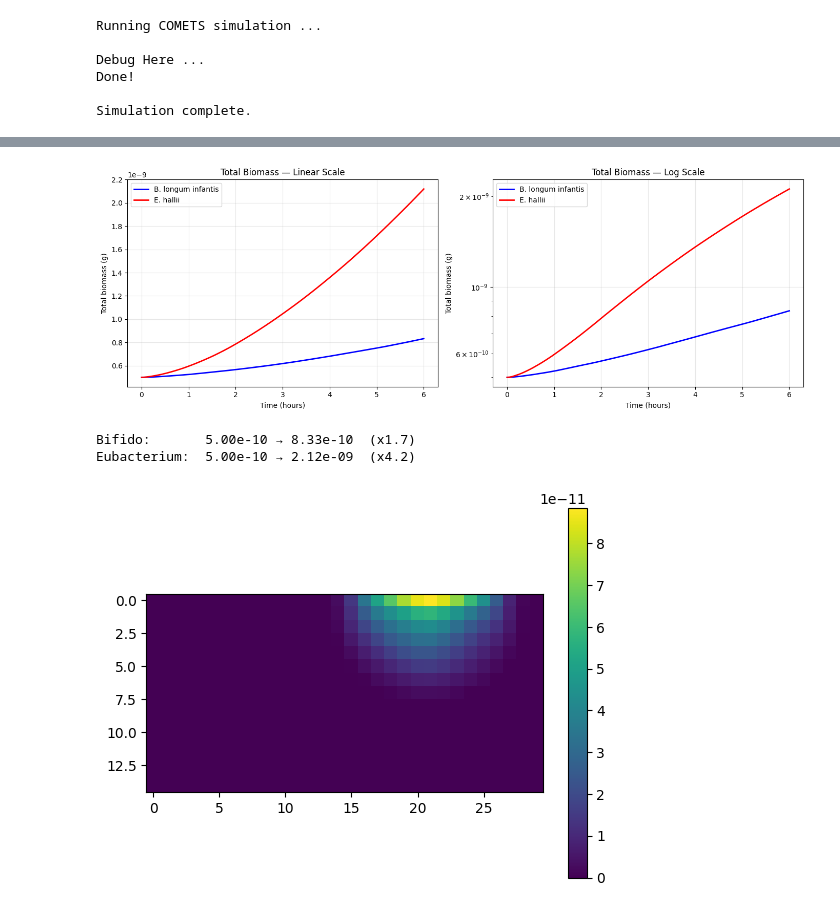
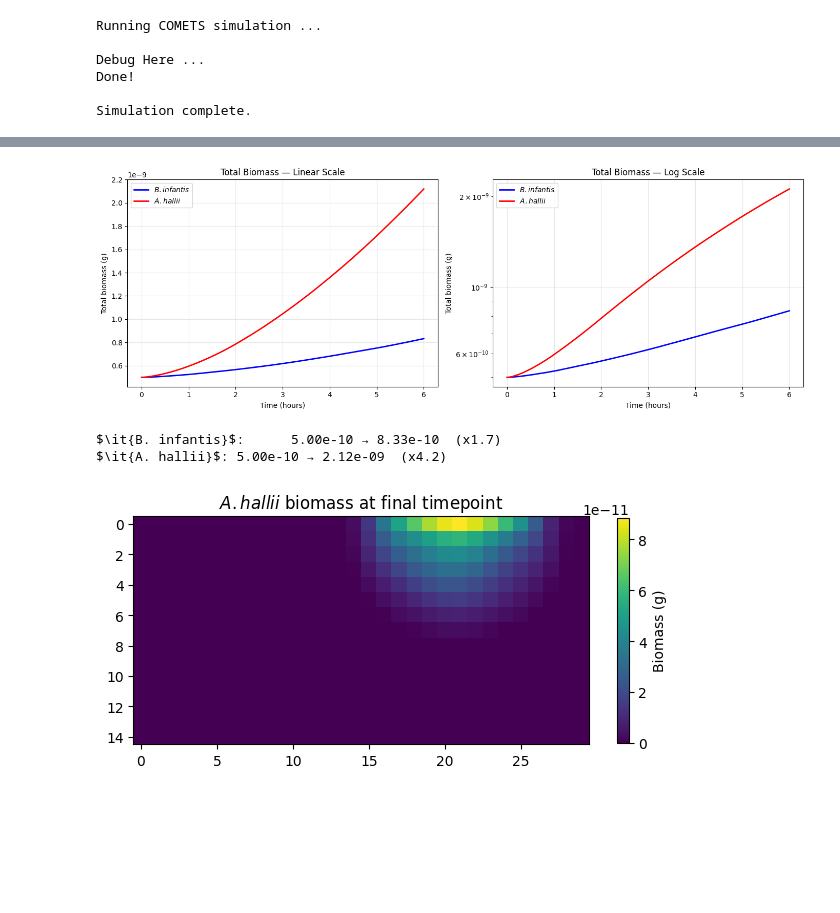
Before and after one commit to m-3-lab/SpatialFBAExample, a Jupyter notebook: Paper Code/3_3_1_Spatial.ipynb, the cells around one changed output, grey strips where cells are left out. Saved outputs shown, nothing was run; the diff lists cells and outputs as text; code cells hidden in the pictures; blank space fills up the shorter version.

```diff
--- a/Paper Code/3_3_1_Spatial.ipynb
+++ b/Paper Code/3_3_1_Spatial.ipynb
@@ -52,7 +52,7 @@ Eubacterium: 1051 rxns, 980 mets, 120 exchanges
 # %%
 #FBA for Both Models
 
-for label, model in [('Bifido', base1), ('Eubacterium', base2)]:
+for label, model in [('b_infantis', model_BI), ('a_hallii', model_AH)]:
     with model:
         for rxn in model.exchanges:
             rxn.lower_bound = -1000
@@ -127,19 +127,19 @@ Total unique external metabolites: 188
 # %%
 # COMETS Models
 
-for m in [base1, base2]:
+for m in [model_BI, model_AH]:
     for rxn in m.exchanges:
         rxn.lower_bound = 0.0
         rxn.upper_bound = 1000.0
 
-bif = c.model(base1)
-eub = c.model(base2)
+comets_BI = c.model(model_BI)
+comets_AH = c.model(model_AH)
 
-bif.open_exchanges()
-eub.open_exchanges()
+comets_BI.open_exchanges()
+comets_AH.open_exchanges()
 
 # Clean non-EX exchanges (COMETS fix)
-for m in [bif, eub]:
+for m in [comets_BI, comets_AH]:
     ex_mask = m.reactions['EXCH'].isin([True, 'True'])
     exchanges_df = m.reactions[ex_mask]
     for name in exchanges_df['REACTION_NAMES']:
@@ -148,8 +148,8 @@ for m in [bif, eub]:
             m.reactions.loc[m.reactions['REACTION_NAMES'] == name, 'EXCH'] = False
             m.reactions.loc[m.reactions['REACTION_NAMES'] == name, 'EXCH_IND'] = 0
 
-print(f'Bifido COMETS: {len(bif.reactions)} reactions')
-print(f'Eubacterium COMETS: {len(eub.reactions)} reactions')
+print(f'Bifido COMETS: {len(comets_BI.reactions)} reactions')
+print(f'Eubacterium COMETS: {len(comets_AH.reactions)} reactions')
 # %% [output]
 Bifido COMETS: 1057 reactions
 Eubacterium COMETS: 1119 reactions
@@ -288,15 +288,15 @@ for met_id in all_ext_mets:
 # %%
 INIT_BIOMASS = 5e-10   # grams ~ 500 bacteria
 
-x_bif = 7              # left side
-x_eub = 22            # right side
+x_init_BI = 7              # left side
+x_init_AH = 22            # right side
 y_init = 2             # 20 um into mucus
 
-bif.initial_pop = [[x_bif, y_init, INIT_BIOMASS]]
-eub.initial_pop = [[x_eub, y_init, INIT_BIOMASS]]
+comets_BI.initial_pop = [[x_init_BI, y_init, INIT_BIOMASS]]
+comets_AH.initial_pop = [[x_init_AH, y_init, INIT_BIOMASS]]
 
 # layout
-layout = c.layout([bif, eub])
+layout = c.layout([comets_BI, comets_AH])
 layout.grid = [GRID_X, GRID_Y]
 
 # Zero all metabolites
@@ -415,15 +415,15 @@ Total time = 142.76s
 # %%
 # Total Biomass Over Time
 
-tb = sim.total_biomass
-time_h = tb['cycle'] * 0.01
+bio = sim.total_biomass
+time_h = bio['cycle'] * 0.01
 
 fig, axes = plt.subplots(1, 2, figsize=(14, 5))
 
 # Linear scale
 ax = axes[0]
-ax.plot(time_h, tb['Bifido'], 'b-', label='B. longum infantis', linewidth=2)
-ax.plot(time_h, tb['Eubacterium'], 'r-', label='E. hallii', linewidth=2)
+ax.plot(time_h, bio['b_infantis'], 'b-', label=r'$\it{B. infantis}$', linewidth=2)
+ax.plot(time_h, bio['a_hallii'], 'r-', label=r'$\it{A. hallii}$', linewidth=2)
 ax.set_xlabel('Time (hours)')
 ax.set_ylabel('Total biomass (g)')
 ax.set_title('Total Biomass — Linear Scale')
@@ -432,8 +432,8 @@ ax.grid(True, alpha=0.3)
 
 # Log scale
 ax = axes[1]
-ax.semilogy(time_h, tb['Bifido'].clip(lower=1e-20), 'b-', label='B. longum infantis', linewidth=2)
-ax.semilogy(time_h, tb['Eubacterium'].clip(lower=1e-20), 'r-', label='E. hallii', linewidth=2)
+ax.semilogy(time_h, bio['b_infantis'].clip(lower=1e-20), 'b-', label=r'$\it{B. infantis}$', linewidth=2)
+ax.semilogy(time_h, bio['a_hallii'].clip(lower=1e-20), 'r-', label=r'$\it{A. hallii}$', linewidth=2)
 ax.set_xlabel('Time (hours)')
 ax.set_ylabel('Total biomass (g)')
 ax.set_title('Total Biomass — Log Scale')
@@ -445,24 +445,26 @@ plt.tight_layout()
 plt.show()
 
 # Growth summary
-bif_init = tb['Bifido'].iloc[0]
-bif_final = tb['Bifido'].iloc[-1]
-eub_init = tb['Eubacterium'].iloc[0]
-eub_final = tb['Eubacterium'].iloc[-1]
-print(f"Bifido:       {bif_init:.2e} → {bif_final:.2e}  (x{bif_final/max(bif_init,1e-30):.1f})")
-print(f"Eubacterium:  {eub_init:.2e} → {eub_final:.2e}  (x{eub_final/max(eub_init,1e-30):.1f})")
+init_bio_BI = bio['b_infantis'].iloc[0]
+final_bio_BI = bio['b_infantis'].iloc[-1]
+init_bio_AH = bio['a_hallii'].iloc[0]
+final_bio_AH = bio['a_hallii'].iloc[-1]
+print(r"$\it{B. infantis}$:      "+ f"{init_bio_BI:.2e} → {final_bio_BI:.2e}  (x{final_bio_BI/max(init_bio_BI,1e-30):.1f})")
+print(r"$\it{A. hallii}$: "+ f"{init_bio_AH:.2e} → {final_bio_AH:.2e}  (x{final_bio_AH/max(init_bio_AH,1e-30):.1f})")
 # %% [output]
-[figure, old version]
+[figure, new version]
-Bifido:       5.00e-10 → 8.33e-10  (x1.7)
-Eubacterium:  5.00e-10 → 2.12e-09  (x4.2)
+$\it{B. infantis}$:      5.00e-10 → 8.33e-10  (x1.7)
+$\it{A. hallii}$: 5.00e-10 → 2.12e-09  (x4.2)
 # %%
-im = sim.get_biomass_image("Eubacterium", 600)
+im = sim.get_biomass_image("a_hallii", 600)
 im = np.roll(im, shift=1, axis=1) # shift , fixing a comets bug
 plt.imshow(im.T, origin="upper")
-plt.colorbar()
+plt.title(r'$\it{A. hallii}$ biomass at final timepoint')
+plt.colorbar(shrink=0.5, label='Biomass (g)')
+plt.tight_layout()
 plt.show()
 # %% [output]
-[figure, old version]
+[figure, new version]
 # %%
 # Biomass Heatmaps Over Time
 cycles = [0, 200, 400, 600]
```
Also changed, not shown: parts of 14 cells of this notebook, 9 other files.
